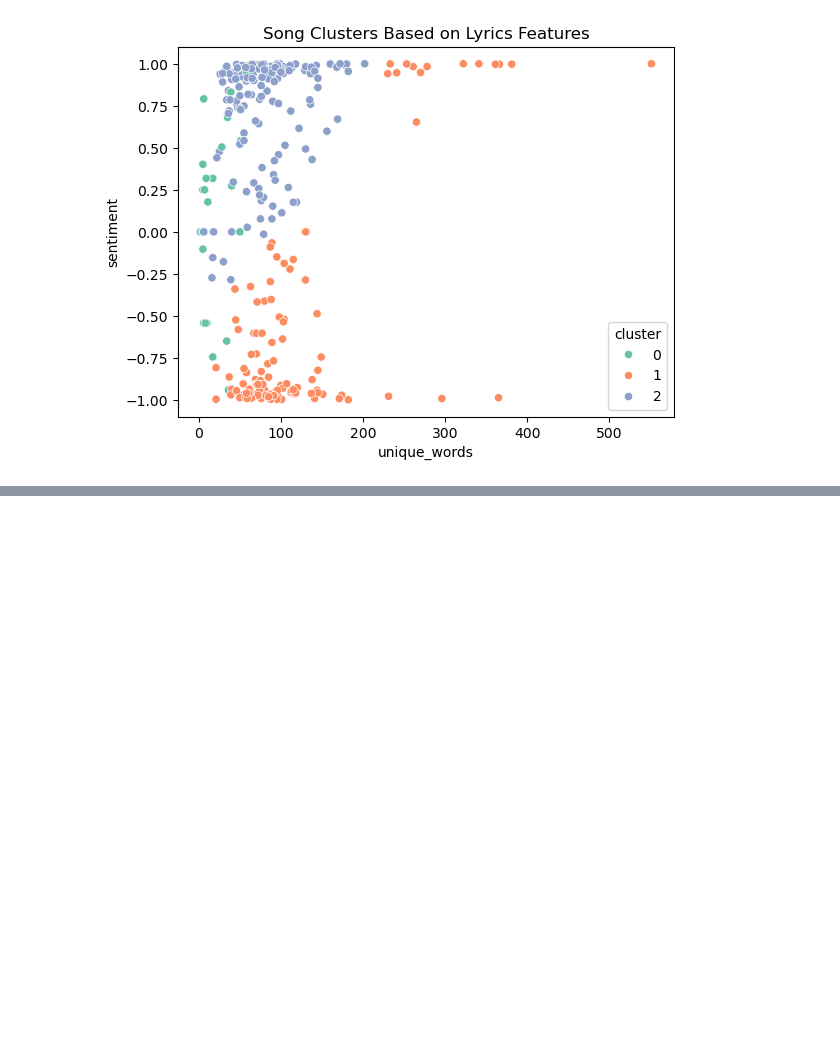
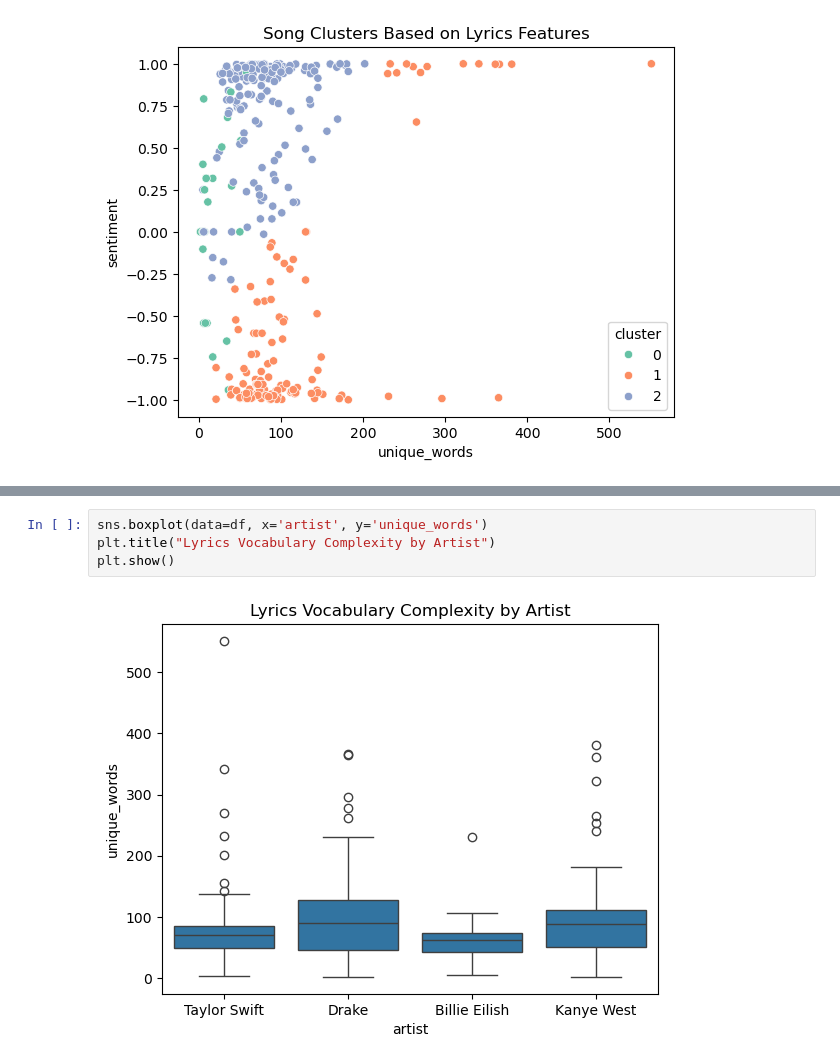
Before and after one commit to ampessin/Info-348-final-project, a Jupyter notebook: 348workspace.ipynb, the cells around one changed output, grey strips where cells are left out. Drawn from its saved outputs; the diff is of its cells as text; blank space fills up the shorter version.

```diff
--- a/348workspace.ipynb
+++ b/348workspace.ipynb
@@ -179,0 +204,6 @@ plt.show()
+# %%
+sns.boxplot(data=df, x='artist', y='unique_words')
+plt.title("Lyrics Vocabulary Complexity by Artist")
+plt.show()
+# %% [output]
+[figure, added]
```
Also changed, not shown: parts of 2 cells of this notebook.
